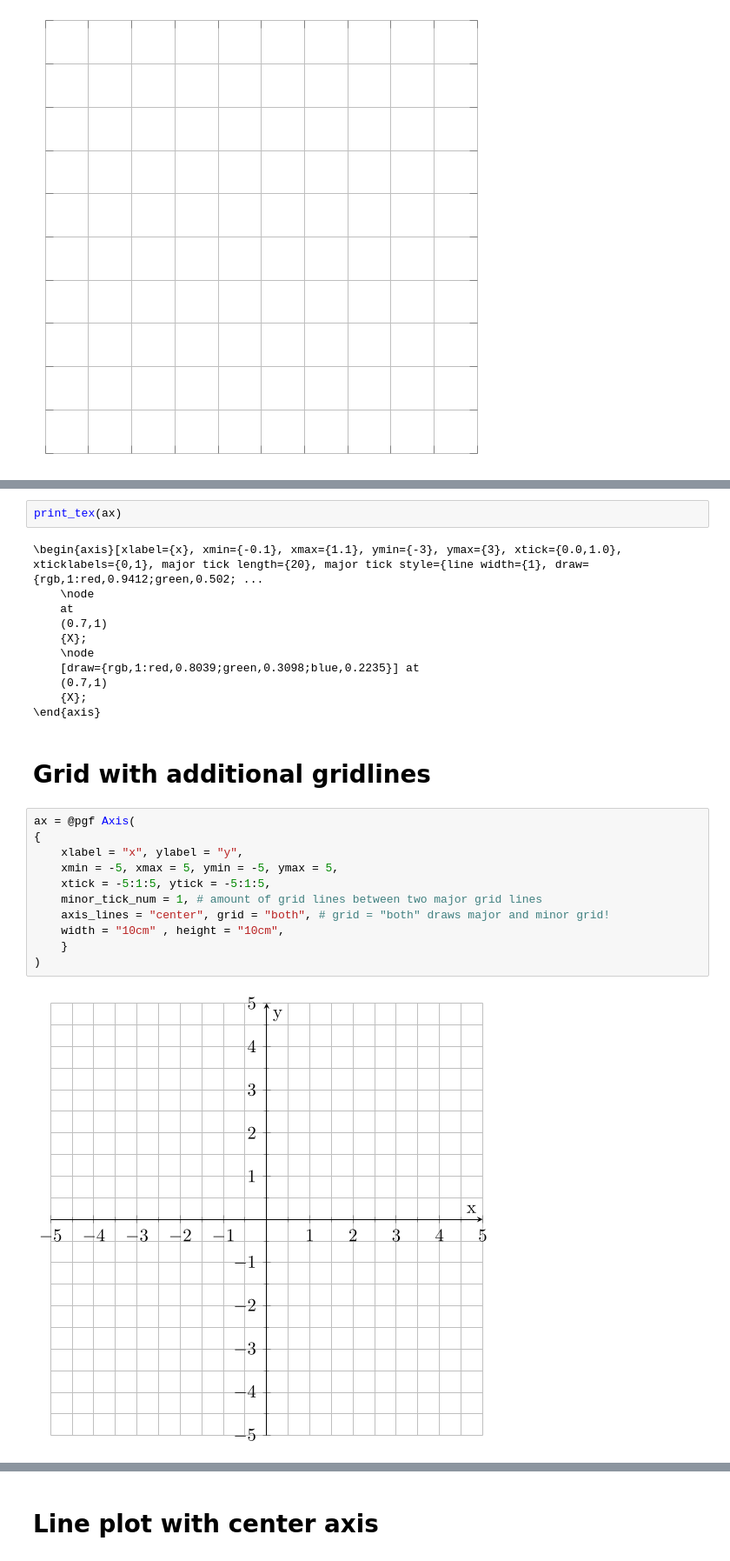
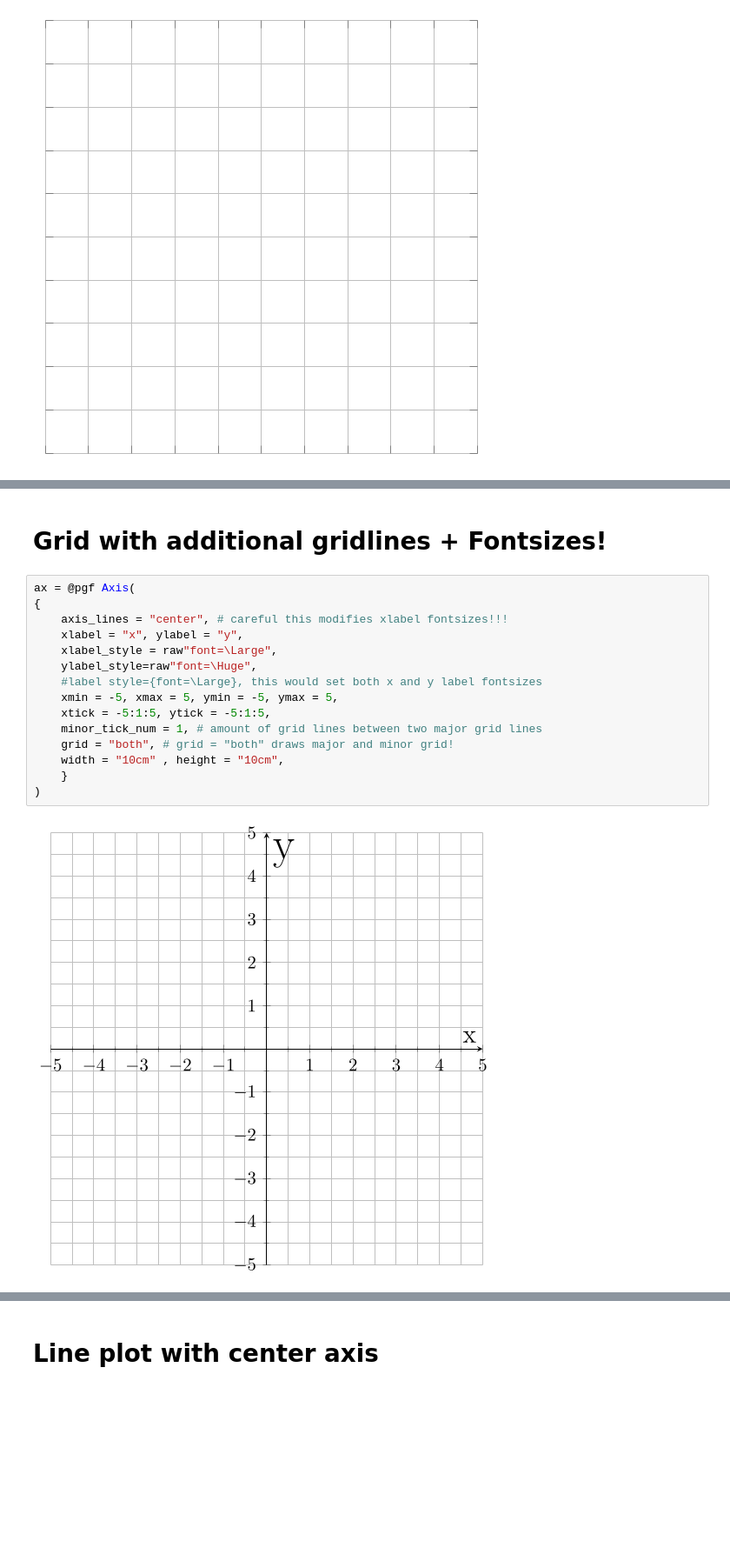
Before and after one commit to markuspirke/plots-with-julia, a Jupyter notebook: collection.ipynb, the cells around one changed output, grey strips where cells are left out. Shown at 87% size. Saved outputs shown, nothing was run; the diff lists cells and outputs as text; blank space fills up the shorter version.

Commit message:
added label fontsizes

```diff
--- a/collection.ipynb
+++ b/collection.ipynb
@@ -60,28 +31,19 @@ ax = @pgf Axis(
-# %%
-print_tex(ax)
-# %% [output]
-\begin{axis}[xlabel={x}, xmin={-0.1}, xmax={1.1}, ymin={-3}, ymax={3}, xtick={0.0,1.0}, xticklabels={0,1}, major tick length={20}, major tick style={line width={1}, draw={rgb,1:red,0.9412;green,0.502; ...
-    \node
-    at
-    (0.7,1)
-    {X};
-    \node
-    [draw={rgb,1:red,0.8039;green,0.3098;blue,0.2235}] at
-    (0.7,1)
-    {X};
-\end{axis}
 # %% [markdown]
-# Grid with additional gridlines
+# Grid with additional gridlines + Fontsizes!
 # %%
 ax = @pgf Axis(
 {
+    axis_lines = "center", # careful this modifies xlabel fontsizes!!!
     xlabel = "x", ylabel = "y",
+    xlabel_style = raw"font=\Large",
+    ylabel_style=raw"font=\Huge",
+    #label style={font=\Large}, this would set both x and y label fontsizes
     xmin = -5, xmax = 5, ymin = -5, ymax = 5,
     xtick = -5:1:5, ytick = -5:1:5,
     minor_tick_num = 1, # amount of grid lines between two major grid lines
-    axis_lines = "center", grid = "both", # grid = "both" draws major and minor grid!
+    grid = "both", # grid = "both" draws major and minor grid!
     width = "10cm" , height = "10cm",
     }
 )
 # %% [output]
-[figure, old version]
+[figure, new version]
```
Also changed, not shown: parts of 3 cells of this notebook, 1 other file.
